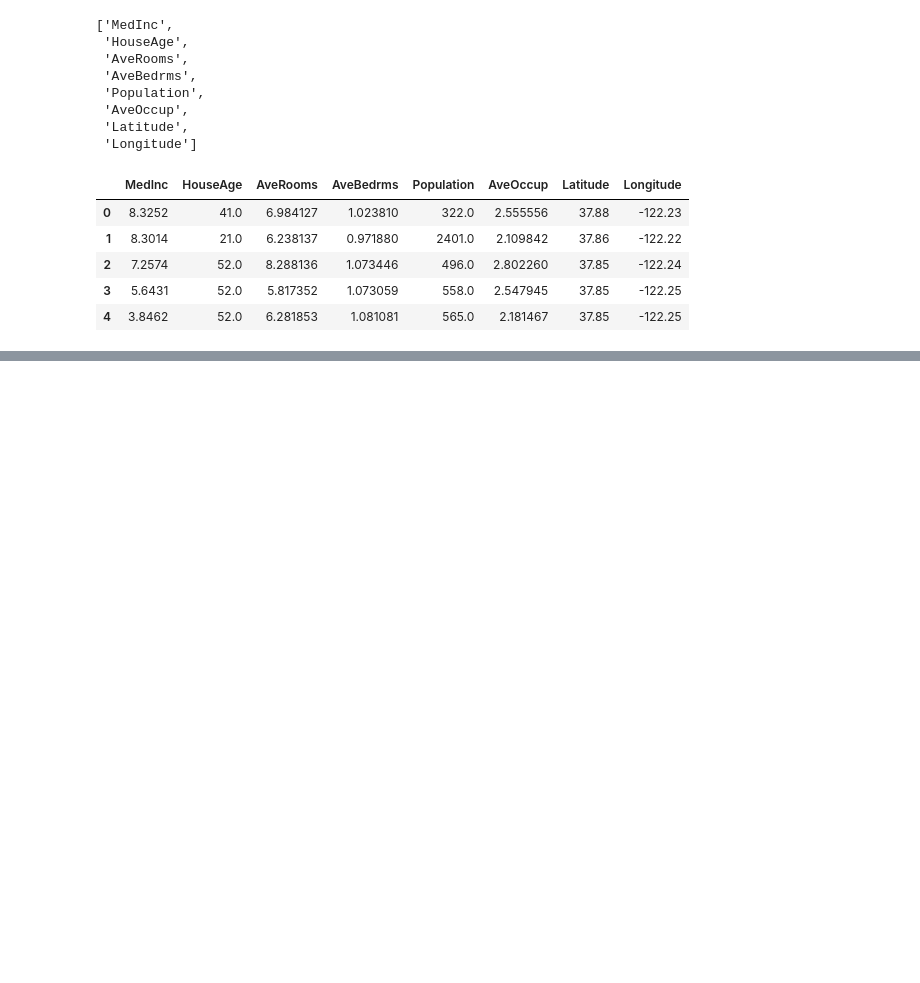
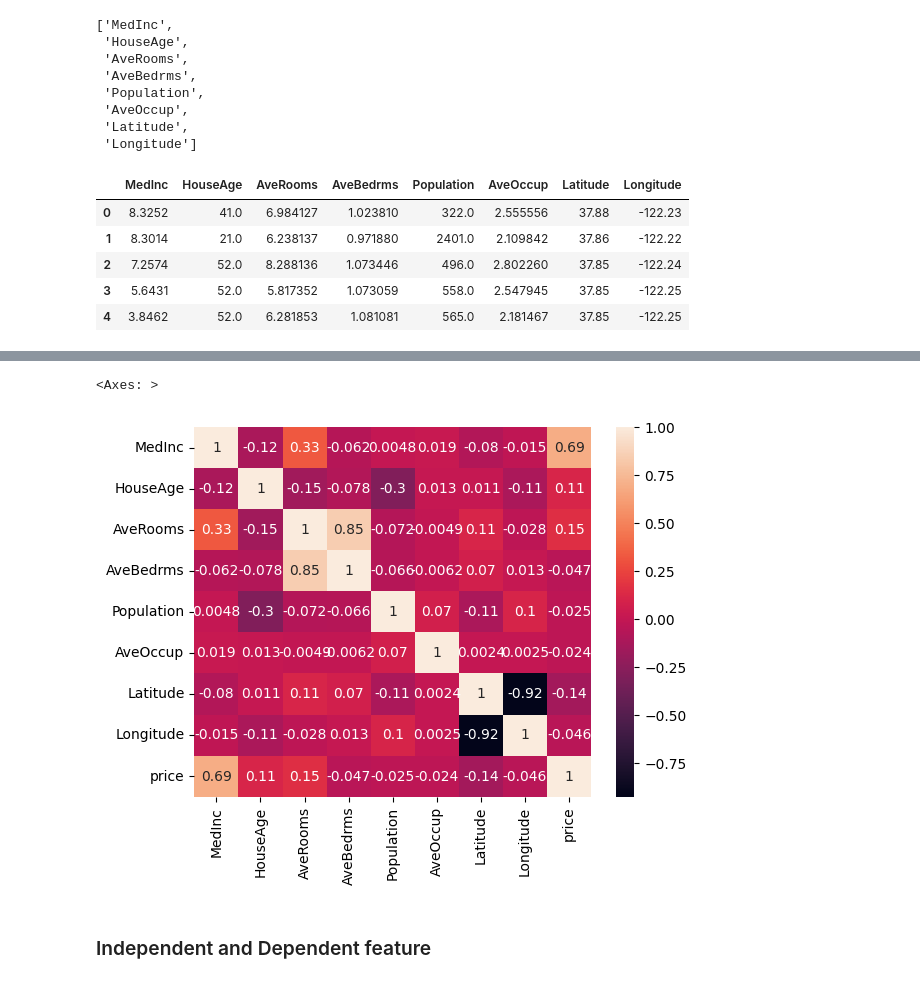
Before and after one commit to manishparihar3618/data-science, a Jupyter notebook: 04_Machine_learning/01_Linear_Regression/02_multiple_regression/03_california_multiple_reg_model.ipynb, the cells around one changed output, grey strips where cells are left out. Cells and saved outputs as stored; diff of their text form; code cells hidden in the pictures; blank space fills up the shorter version.

```diff
--- a/04_Machine_learning/01_Linear_Regression/02_multiple_regression/03_california_multiple_reg_model.ipynb
+++ b/04_Machine_learning/01_Linear_Regression/02_multiple_regression/03_california_multiple_reg_model.ipynb
@@ -108,0 +181,7 @@ df =
+# %%
+sns.heatmap(df1.corr(),annot=True)
+# %% [output]
+<Axes: >
+[figure, added]
+# %% [markdown]
+### Independent and Dependent feature
```
Also changed, not shown: parts of 29 cells of this notebook.
